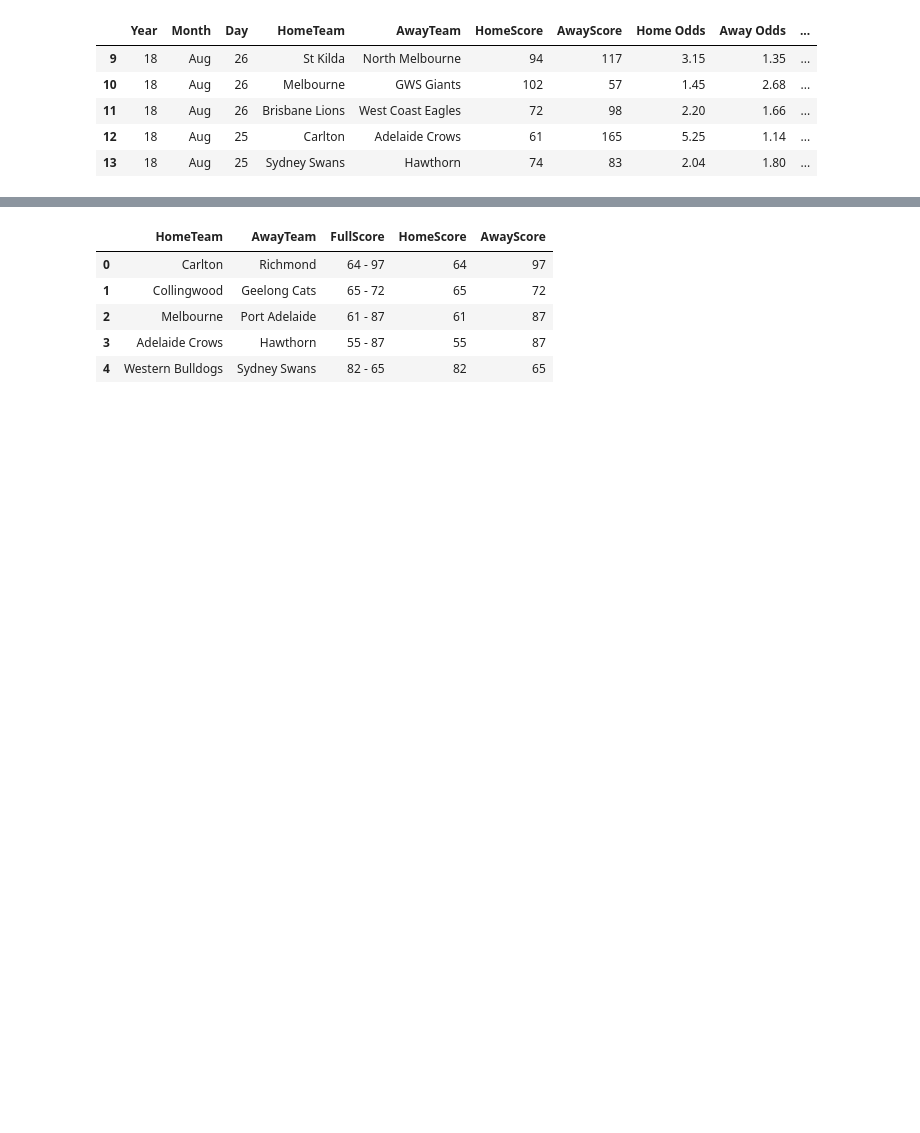
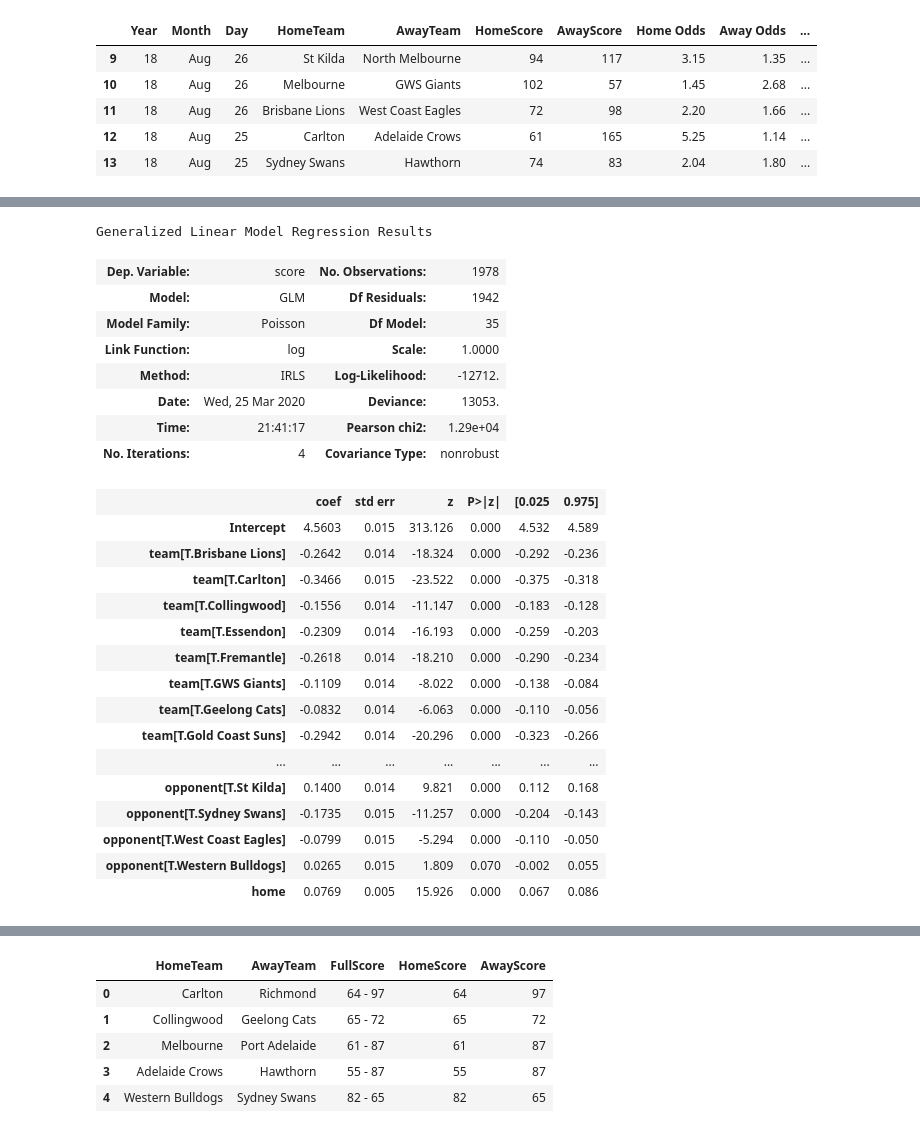
Before and after one commit to Beefstyles/AFLTippingPredictor, a Jupyter notebook: AFL Tipping Predictor Poisson.ipynb, the cells around one changed output, grey strips where cells are left out. Cells and saved outputs as stored; diff of their text form; code cells hidden in the pictures; blank space fills up the shorter version.

```diff
--- a/AFL Tipping Predictor Poisson.ipynb
+++ b/AFL Tipping Predictor Poisson.ipynb
@@ -44,11 +44,6 @@ afl_results_2009_to_2018_results = afl_results_2009_to_2018_results[ ['Year'] +
 # Convert odds to percentage
 afl_results_2009_to_2018_results['HomeOddsPercent'] = [1 / home_odds for home_odds in afl_results_2009_to_2018_results['Home Odds']]
 afl_results_2009_to_2018_results['AwayOddsPercent'] = [1 / home_odds for home_odds in afl_results_2009_to_2018_results['Away Odds']]
-# %%
-# Add actual winner to the test data column using a list comprehension
-
-afl_results_2009_to_2018_results['ActualWinner'] = ['Home' if homescore > awayscore
-                                                    else 'Away' if homescore < awayscore else 'Draw' for (homescore, awayscore) in zip(afl_results_2009_to_2018_results['HomeScore'], afl_results_2009_to_2018_results['AwayScore'])]
 # %%
 # Rename some of the teams so they match the testing dataset
 afl_results_2009_to_2018_results = afl_results_2009_to_2018_results.replace('Adelaide','Adelaide Crows')
@@ -91,10 +86,9 @@ afl_results_2009_to_2018_results.applymap(np.isreal)
 # %%
+# Need to coerce the Year into a numeric value for use in filtering below
+afl_results_2009_to_2018_results['Year'] = pd.to_numeric(afl_results_2009_to_2018_results['Year'],errors='coerce')
+
 # Due to the up and down nature of footy teams over the years I'll take just the last five years of results for the model - just as a guess
-afl_results_2014_to_2018_results = afl_results_2009_to_2018_results[(afl_results_2009_to_2018_results['Year'] == '18') or
-                                                                    (afl_results_2009_to_2018_results['Year'] == '17') or
-                                                                    (afl_results_2009_to_2018_results['Year'] == '16') or
-                                                                    (afl_results_2009_to_2018_results['Year'] == '15') or
-                                                                    (afl_results_2009_to_2018_results['Year'] == '14')]
-
+afl_results_2014_to_2018_results = afl_results_2009_to_2018_results[(afl_results_2009_to_2018_results['Year'] >= 14) &
+                                                                    (afl_results_2009_to_2018_results['Year'] <= 18)]
 afl_results_2014_to_2018_results.head()
 # %% [output]
@@ -115,0 +131,36 @@ KeyError: "['HomeScore'] not in index"
+# %%
+# Creates a poisson model using the statsmodels generalised linear model (glm) with score as the dependent variable and
+# home (i.e. if home team or not), team and opponent as input variables (R-style syntax), data is above
+# and family specifies as Poisson
+# .fit() fits a generalised linear model for a given family
+
+afl_2014_to_2018_poisson_model = smf.glm(formula="score ~ home + team + opponent", data=afl_tipping_model_data,
+                        family=sm.families.Poisson()).fit()
+# Gives a glm regression result summary
+afl_2014_to_2018_poisson_model.summary()
+# %% [output]
+Generalized Linear Model Regression Results
+| Dep. Variable: | score | No. Observations: | 1978 |
+| Model: | GLM | Df Residuals: | 1942 |
+| Model Family: | Poisson | Df Model: | 35 |
+| Link Function: | log | Scale: | 1.0000 |
+| Method: | IRLS | Log-Likelihood: | -12712. |
+| Date: | Wed, 25 Mar 2020 | Deviance: | 13053. |
+| Time: | 21:41:17 | Pearson chi2: | 1.29e+04 |
+| No. Iterations: | 4 | Covariance Type: | nonrobust |
+|  | coef | std err | z | P>|z| | [0.025 | 0.975] |
+| Intercept | 4.5603 | 0.015 | 313.126 | 0.000 | 4.532 | 4.589 |
+| team[T.Brisbane Lions] | -0.2642 | 0.014 | -18.324 | 0.000 | -0.292 | -0.236 |
+| team[T.Carlton] | -0.3466 | 0.015 | -23.522 | 0.000 | -0.375 | -0.318 |
+| team[T.Collingwood] | -0.1556 | 0.014 | -11.147 | 0.000 | -0.183 | -0.128 |
+| team[T.Essendon] | -0.2309 | 0.014 | -16.193 | 0.000 | -0.259 | -0.203 |
+| team[T.Fremantle] | -0.2618 | 0.014 | -18.210 | 0.000 | -0.290 | -0.234 |
+| team[T.GWS Giants] | -0.1109 | 0.014 | -8.022 | 0.000 | -0.138 | -0.084 |
+| team[T.Geelong Cats] | -0.0832 | 0.014 | -6.063 | 0.000 | -0.110 | -0.056 |
+| team[T.Gold Coast Suns] | -0.2942 | 0.014 | -20.296 | 0.000 | -0.323 | -0.266 |
+| ... | ... | ... | ... | ... | ... | ... |
+| opponent[T.St Kilda] | 0.1400 | 0.014 | 9.821 | 0.000 | 0.112 | 0.168 |
+| opponent[T.Sydney Swans] | -0.1735 | 0.015 | -11.257 | 0.000 | -0.204 | -0.143 |
+| opponent[T.West Coast Eagles] | -0.0799 | 0.015 | -5.294 | 0.000 | -0.110 | -0.050 |
+| opponent[T.Western Bulldogs] | 0.0265 | 0.015 | 1.809 | 0.070 | -0.002 | 0.055 |
+| home | 0.0769 | 0.005 | 15.926 | 0.000 | 0.067 | 0.086 |
```
Also changed, not shown: parts of 39 cells of this notebook.
